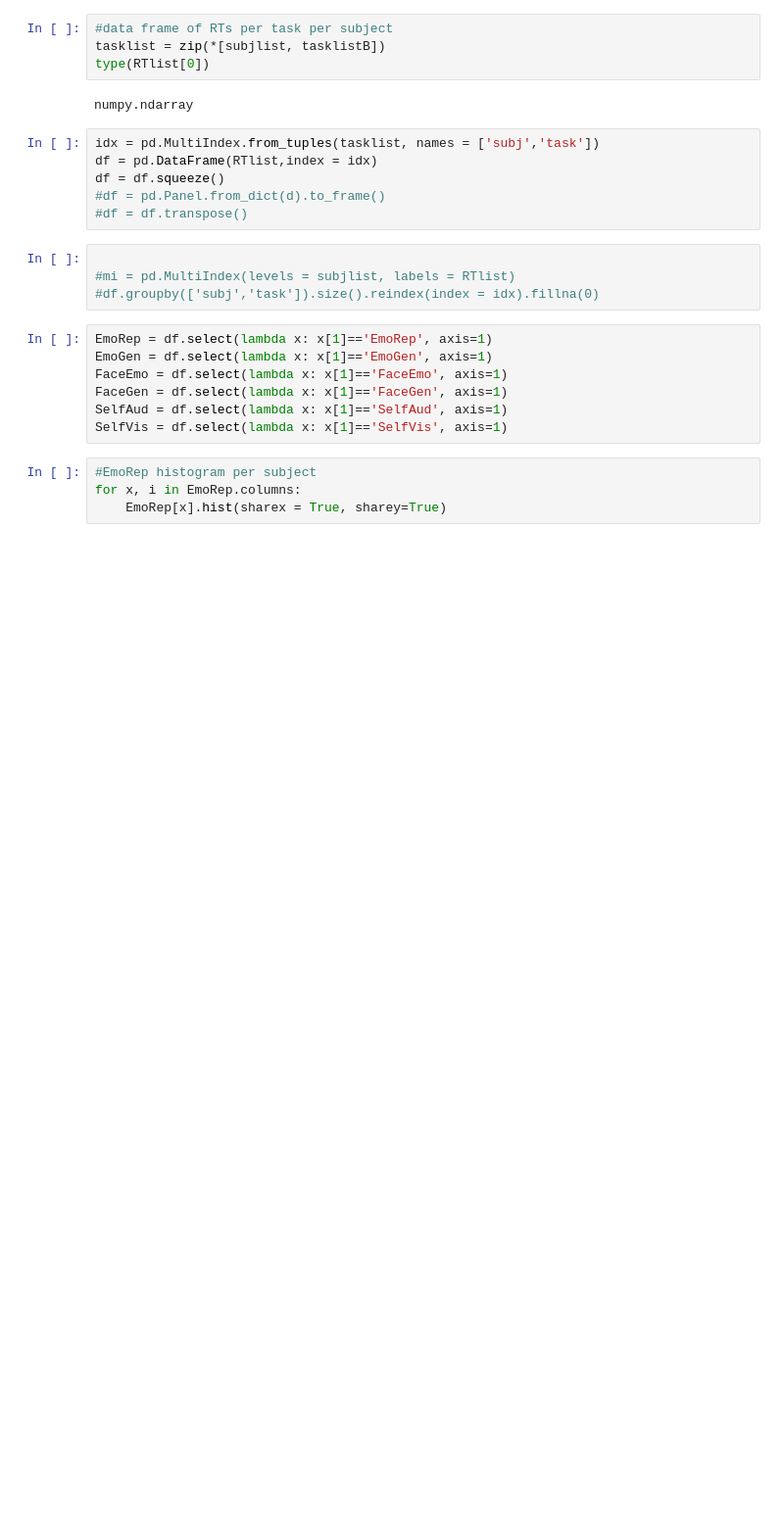
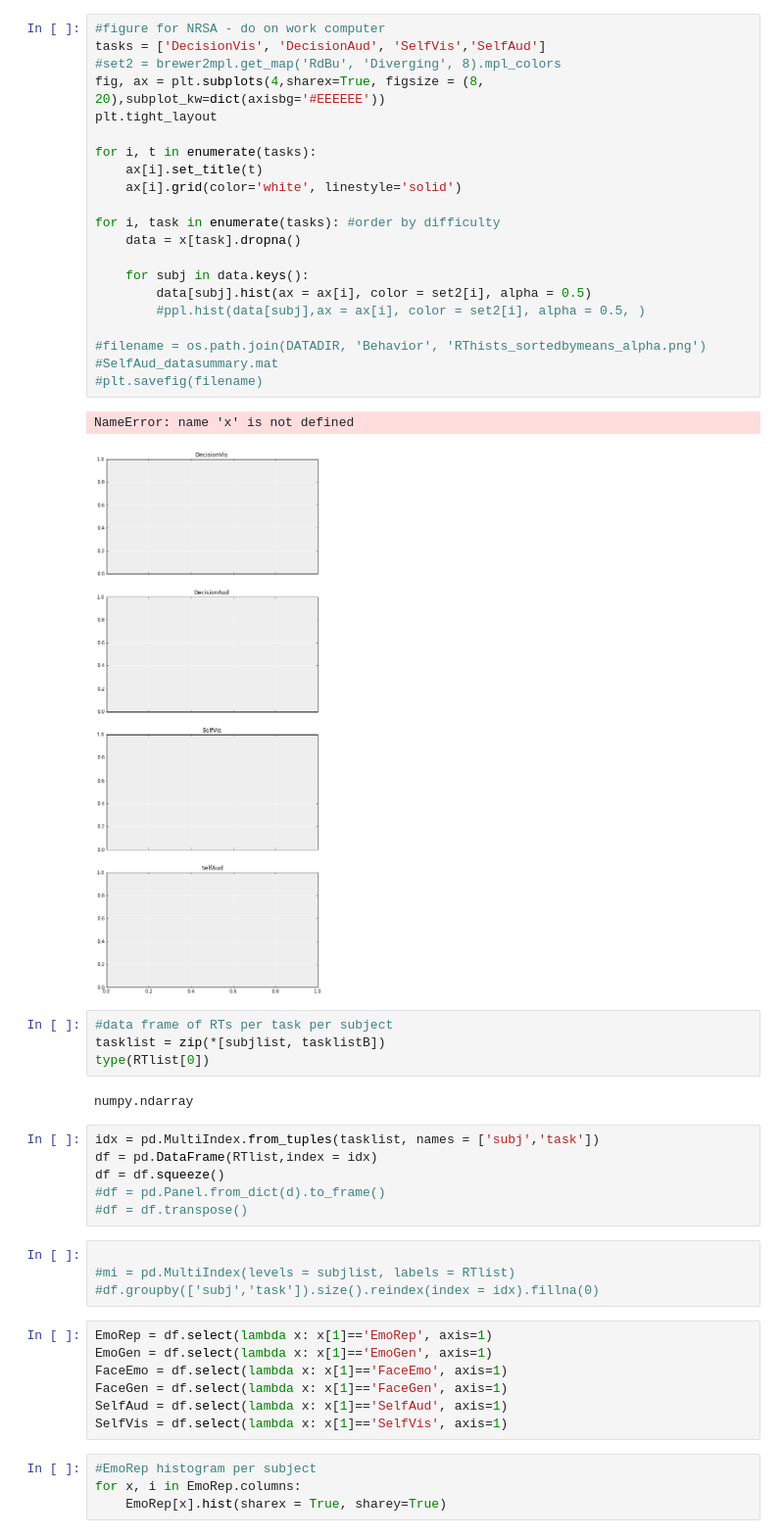
Before and after one commit to matarhaller/ECOGpy, a Jupyter notebook: notebooks/for_paper/RThists.ipynb, the cells around one changed output. Shown at 98% size. Drawn from its saved outputs; the diff is of its cells as text; blank space fills up the shorter version.

```diff
--- a/notebooks/for_paper/RThists.ipynb
+++ b/notebooks/for_paper/RThists.ipynb
@@ -678,3 +130,26 @@ plt.savefig(os.path.join(SJdir, 'PCA', 'RT_offsets_hists.png'))
+# %%
+#figure for NRSA - do on work computer
+tasks = ['DecisionVis', 'DecisionAud', 'SelfVis','SelfAud']
+#set2 = brewer2mpl.get_map('RdBu', 'Diverging', 8).mpl_colors
+fig, ax = plt.subplots(4,sharex=True, figsize = (8, 20),subplot_kw=dict(axisbg='#EEEEEE'))
+plt.tight_layout
+
+for i, t in enumerate(tasks):
+    ax[i].set_title(t)
+    ax[i].grid(color='white', linestyle='solid')
+
+for i, task in enumerate(tasks): #order by difficulty
+    data = x[task].dropna()
+
+    for subj in data.keys():
+        data[subj].hist(ax = ax[i], color = set2[i], alpha = 0.5)
+        #ppl.hist(data[subj],ax = ax[i], color = set2[i], alpha = 0.5, )
+
+#filename = os.path.join(DATADIR, 'Behavior', 'RThists_sortedbymeans_alpha.png') #SelfAud_datasummary.mat
+#plt.savefig(filename)
+# %% [output]
+NameError: name 'x' is not defined
+[figure, added]
 # %%
 #data frame of RTs per task per subject
 tasklist = zip(*[subjlist, tasklistB])
```
Also changed, not shown: parts of 61 cells of this notebook.
